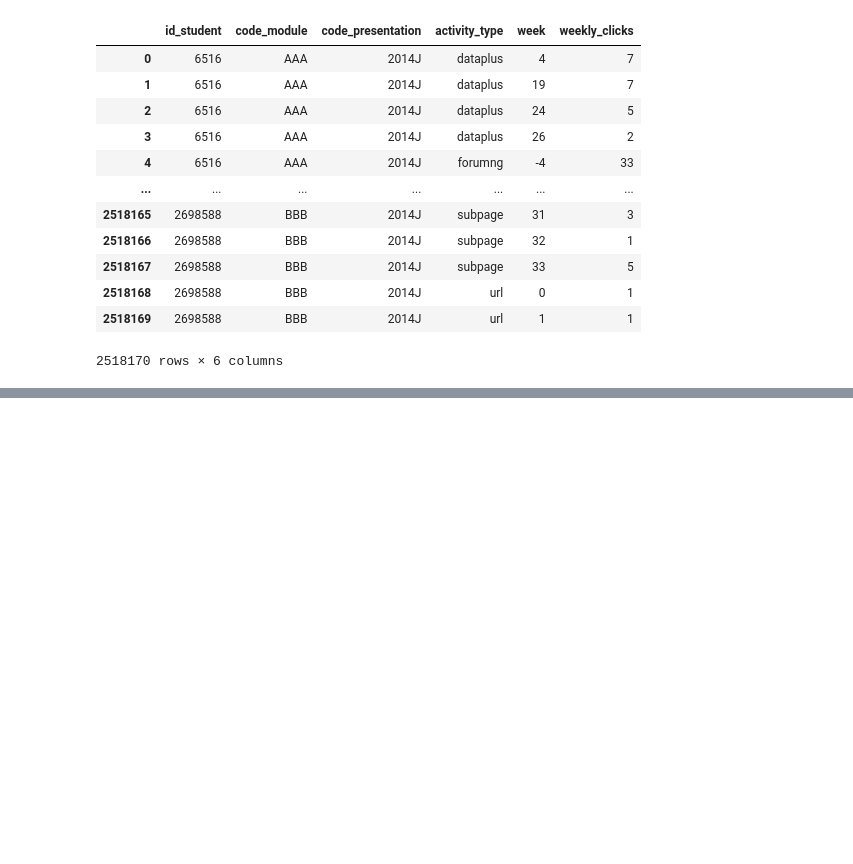
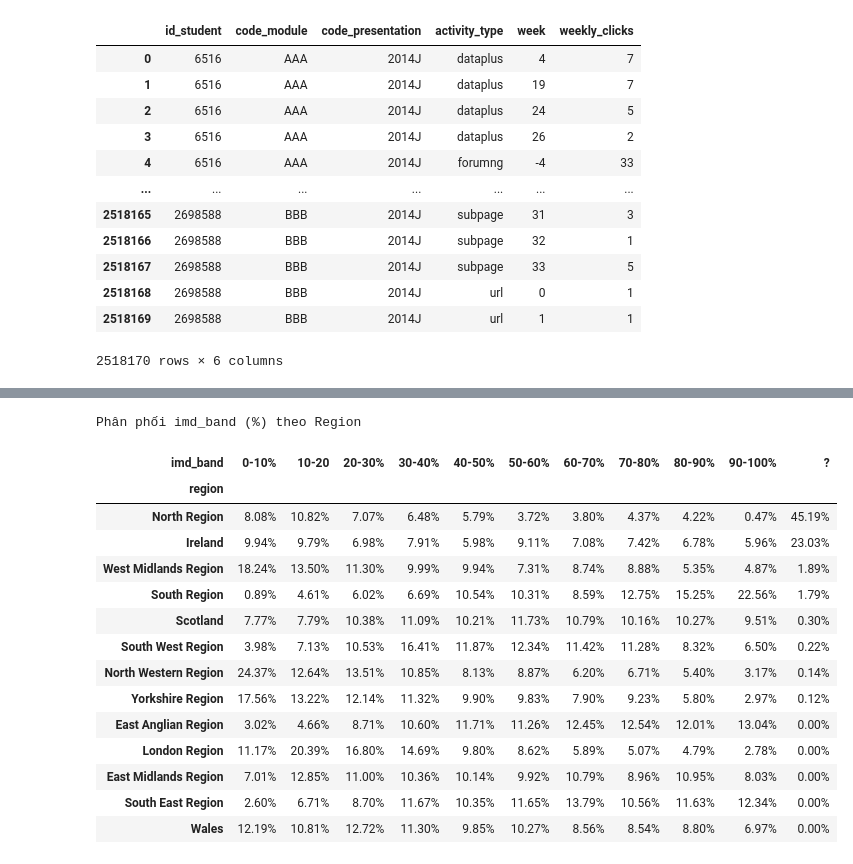
Before and after one commit to thiennguyen37-qn/early-academic-risk-warning, a Jupyter notebook: demo.ipynb, the cells around one changed output, grey strips where cells are left out. Saved outputs shown, nothing was run; the diff lists cells and outputs as text; code cells hidden in the pictures; blank space fills up the shorter version.

```diff
--- a/demo.ipynb
+++ b/demo.ipynb
@@ -268,7 +267,6 @@ vle_weekly
 # %%
 def test():
-    PREDICTION_POINTS = [60, 120, 180, 240]
-
+    PREDICTION_POINTS = [30, 60, 90, 120, 150, 180, 210, 240]
     # --- Chuẩn bị student_assessment_joined TRƯỚC loop ---
     student_assessment_joined = pd.read_sql("""
         SELECT
@@ -312,6 +310,8 @@ def test():
         student_regs['date_unregistration'], errors='coerce'
     ).astype('float')
 
+    frames = []
+
 
     # --- Loop ---
     for T in PREDICTION_POINTS:
@@ -320,8 +320,7 @@ def test():
         active_students = student_regs[
             (student_regs['date_unregistration'].isna()) |
             (student_regs['date_unregistration'] > T)
-        ][['id_student', 'code_module', 'code_presentation']]
-
+        ]
         # VLE features
         vle_feat = (
             vle_weekly[vle_weekly['week'] <= T // 7]
@@ -338,21 +337,18 @@ def test():
         # Bài phải thi tính đến T (theo lịch module, không phụ thuộc sinh viên)
         num_due_per_module = assessment.copy()
         num_due_per_module['date_num'] = pd.to_numeric(num_due_per_module['date'], errors='coerce')
-
         num_due_per_module = (
             num_due_per_module[num_due_per_module['date_num'] <= T]
             .groupby(['code_module', 'code_presentation'])
             .agg(num_due=('id_assessment', 'count'))
             .reset_index()
         )
-        return num_due_per_module
 
         # Chỉ lấy bài có deadline <= T VÀ đã nộp trước T (tránh data leakage)
         submitted_in_window = student_assessment_joined[
             (student_assessment_joined['deadline'] <= T) &
             (student_assessment_joined['date_submitted'] <= T)
         ]
-
         assess_feat = (
             submitted_in_window
             .groupby(['id_student', 'code_module', 'code_presentation'])
@@ -381,8 +377,6 @@ def test():
         )
         assess_feat['submission_rate'] = assess_feat['num_submitted'] / assess_feat['num_due']
 
-        display(assess_feat[assess_feat['submission_rate'] < 1.0])
-        return
         # Static features + label — chỉ lấy sinh viên còn active
         static = student_info[[
             'id_student', 'code_module', 'code_presentation',
@@ -402,7 +396,8 @@ def test():
             .merge(assess_feat, on=['id_student', 'code_module', 'code_presentation'], how='left')
         )
         df_T['prediction_point'] = T
-        print(f"T={T} days → {len(df_T):,} students remaining")
-        display(df_T.head())
-
-test()
+        frames.append(df_T)
+        # print(f"T={T} days → {len(df_T):,} students remaining")
+        # display(df_T.head())
+    df_all = pd.concat(frames, ignore_index=True)
+    return df_all
@@ -440,0 +404,4 @@ vle_weekly           DataFrame             id_student code_<...>2518170 rows x 6
+# %%
+final_df = test()
+final_df = final_df[[c for c in final_df.columns if c != 'final_result'] + ['final_result']]
+final_df
@@ -440,0 +553,36 @@ vle_weekly           DataFrame             id_student code_<...>2518170 rows x 6
+# %%
+imd_by_region = (
+    pd.crosstab(final_df['region'], final_df['imd_band'], normalize='index') * 100
+).round(2)
+
+imd_by_region = imd_by_region.sort_values('?', ascending=False)
+
+display(
+    imd_by_region.style
+    .format("{:.2f}%")
+    .background_gradient(cmap='YlOrRd', axis=1)
+    .set_caption("Phân phối imd_band (%) theo Region")
+    .set_table_styles([
+        {'selector': 'caption',  'props': [('font-size', '16px'), ('font-weight', 'bold'), ('margin-bottom', '10px')]},
+        {'selector': 'table',    'props': [('border-collapse', 'collapse'), ('width', '100%'), ('font-size', '14px')]},
+        {'selector': 'th, td',   'props': [('padding', '8px 14px'), ('text-align', 'center')]},
+        {'selector': '',         'props': [('overflow-y', 'auto'), ('max-height', '500px'), ('display', 'block')]},
+    ])
+)
+# %% [output]
+Phân phối imd_band (%) theo Region
+| imd_band | 0-10% | 10-20 | 20-30% | 30-40% | 40-50% | 50-60% | 60-70% | 70-80% | 80-90% | 90-100% | ? |
+| region |  |  |  |  |  |  |  |  |  |  |  |
+| North Region | 8.08% | 10.82% | 7.07% | 6.48% | 5.79% | 3.72% | 3.80% | 4.37% | 4.22% | 0.47% | 45.19% |
+| Ireland | 9.94% | 9.79% | 6.98% | 7.91% | 5.98% | 9.11% | 7.08% | 7.42% | 6.78% | 5.96% | 23.03% |
+| West Midlands Region | 18.24% | 13.50% | 11.30% | 9.99% | 9.94% | 7.31% | 8.74% | 8.88% | 5.35% | 4.87% | 1.89% |
+| South Region | 0.89% | 4.61% | 6.02% | 6.69% | 10.54% | 10.31% | 8.59% | 12.75% | 15.25% | 22.56% | 1.79% |
+| Scotland | 7.77% | 7.79% | 10.38% | 11.09% | 10.21% | 11.73% | 10.79% | 10.16% | 10.27% | 9.51% | 0.30% |
+| South West Region | 3.98% | 7.13% | 10.53% | 16.41% | 11.87% | 12.34% | 11.42% | 11.28% | 8.32% | 6.50% | 0.22% |
+| North Western Region | 24.37% | 12.64% | 13.51% | 10.85% | 8.13% | 8.87% | 6.20% | 6.71% | 5.40% | 3.17% | 0.14% |
+| Yorkshire Region | 17.56% | 13.22% | 12.14% | 11.32% | 9.90% | 9.83% | 7.90% | 9.23% | 5.80% | 2.97% | 0.12% |
+| East Anglian Region | 3.02% | 4.66% | 8.71% | 10.60% | 11.71% | 11.26% | 12.45% | 12.54% | 12.01% | 13.04% | 0.00% |
+| London Region | 11.17% | 20.39% | 16.80% | 14.69% | 9.80% | 8.62% | 5.89% | 5.07% | 4.79% | 2.78% | 0.00% |
+| East Midlands Region | 7.01% | 12.85% | 11.00% | 10.36% | 10.14% | 9.92% | 10.79% | 8.96% | 10.95% | 8.03% | 0.00% |
+| South East Region | 2.60% | 6.71% | 8.70% | 11.67% | 10.35% | 11.65% | 13.79% | 10.56% | 11.63% | 12.34% | 0.00% |
+| Wales | 12.19% | 10.81% | 12.72% | 11.30% | 9.85% | 10.27% | 8.56% | 8.54% | 8.80% | 6.97% | 0.00% |
```
Also changed, not shown: parts of 15 cells of this notebook, 1 other file.
